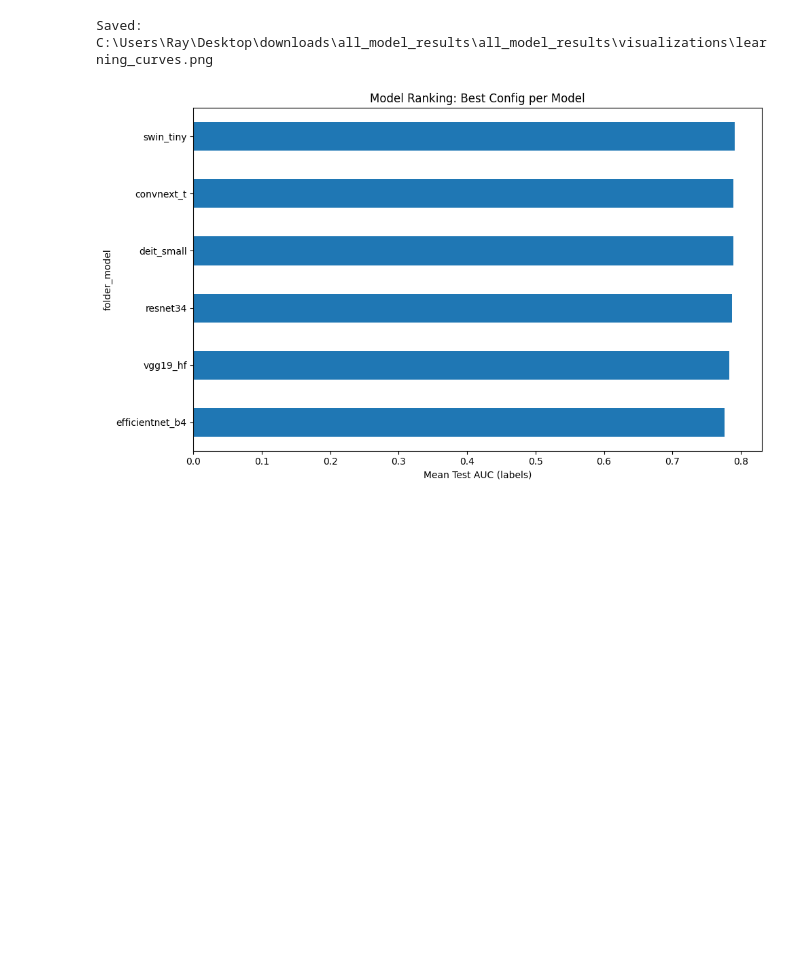
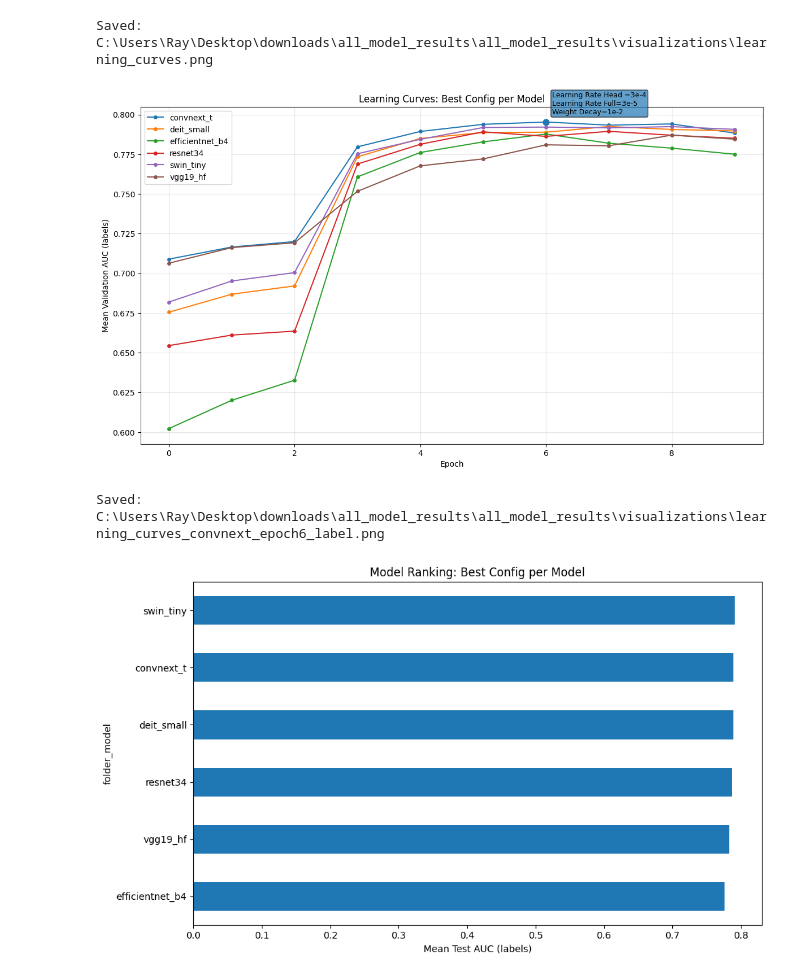
Before and after one commit to L0uisPham/CS5130-Project, a Jupyter notebook: Ray_Models_Check.ipynb, the cells around one changed output. Drawn from its saved outputs; the diff is of its cells as text; code cells hidden in the pictures; blank space fills up the shorter version.

```diff
--- a/Ray_Models_Check.ipynb
+++ b/Ray_Models_Check.ipynb
@@ -358,6 +358,82 @@ plot_learning_curves(df, best_config_per_model, OUTPUT_DIR)
 # %% [output]
 [figure]
 Saved: C:\Users\Ray\Desktop\downloads\all_model_results\all_model_results\visualizations\learning_curves.png
+# %%
+def plot_learning_curves_convnext_epoch6_label(df: pd.DataFrame, best_config_df: pd.DataFrame, output_dir: Path):
+    val_labels = df[(df["split"] == "val") & (df["group_type"] == "label")].copy()
+
+    keys = best_config_df[["folder_model", "config_id"]].drop_duplicates()
+
+    plot_data = val_labels.merge(
+        keys,
+        on=["folder_model", "config_id"],
+        how="inner"
+    )
+
+    if plot_data.empty:
+        print("Skipping learning curves: merged plot data is empty.")
+        return
+
+    mean_curve = (
+        plot_data.groupby(["folder_model", "config_id", "epoch"], as_index=False)["auc"]
+        .mean()
+    )
+
+    plt.figure(figsize=(12, 7))
+
+    for model in sorted(mean_curve["folder_model"].unique()):
+        sub = mean_curve[mean_curve["folder_model"] == model].sort_values("epoch")
+
+        if sub.empty:
+            continue
+
+        plt.plot(sub["epoch"], sub["auc"], marker="o", markersize=4, label=model)
+
+        if model == "convnext_t":
+            target = sub[sub["epoch"] == 6]
+
+            if not target.empty:
+                row = target.iloc[0]
+                target_epoch = row["epoch"]
+                target_auc = row["auc"]
+                target_config = row["config_id"]
+
+                lrh, lrf, wd = target_config.split("_", 2)
+                label_text = f"Learning Rate Head ={lrh}\nLearning Rate Full={lrf}\nWeight Decay={wd}"
+
+                plt.scatter([target_epoch], [target_auc], s=60, zorder=5)
+
+                plt.annotate(
+                    label_text,
+                    xy=(target_epoch, target_auc),
+                    xytext=(8, 8),
+                    textcoords="offset points",
+                    fontsize=9,
+                    ha="left",
+                    va="bottom",
+                    bbox=dict(boxstyle="round,pad=0.2", alpha=0.7)
+                )
+            else:
+                print("convnext_t does not have a row at epoch 6 in the selected best config data.")
+
+    plt.xlabel("Epoch")
+    plt.ylabel("Mean Validation AUC (labels)")
+    plt.title("Learning Curves: Best Config per Model")
+    plt.legend()
+    plt.grid(True, alpha=0.3)
+    plt.tight_layout()
+
+    out = output_dir / "learning_curves_convnext_epoch6_label.png"
+    plt.savefig(out, dpi=150, bbox_inches="tight")
+    plt.show()
+    plt.close()
+
+    print("Saved:", out)
+
+plot_learning_curves_convnext_epoch6_label(df, best_config_per_model, OUTPUT_DIR)
+# %% [output]
+[figure, added]
+Saved: C:\Users\Ray\Desktop\downloads\all_model_results\all_model_results\visualizations\learning_curves_convnext_epoch6_label.png
 # %%
 def plot_overall_ranking(test_best_df: pd.DataFrame, output_dir: Path):
     plot_df = test_best_df[test_best_df["group_type"] == "label"].copy()
```
Also changed, not shown: parts of 1 cell of this notebook.
